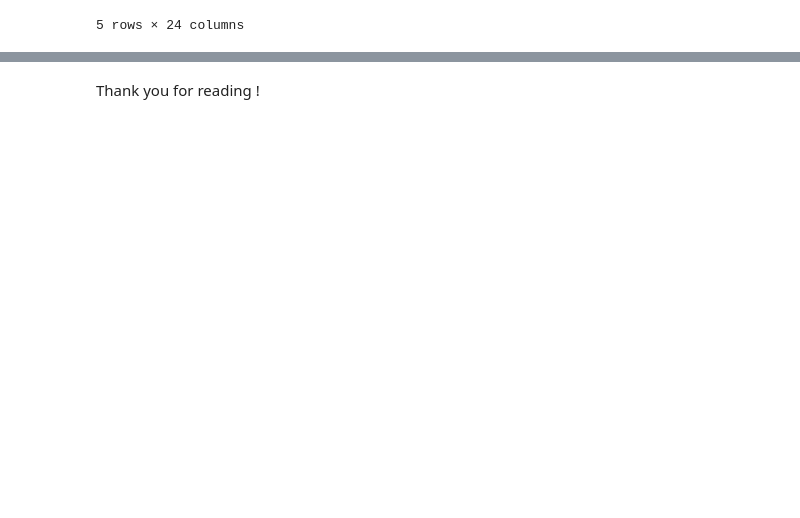
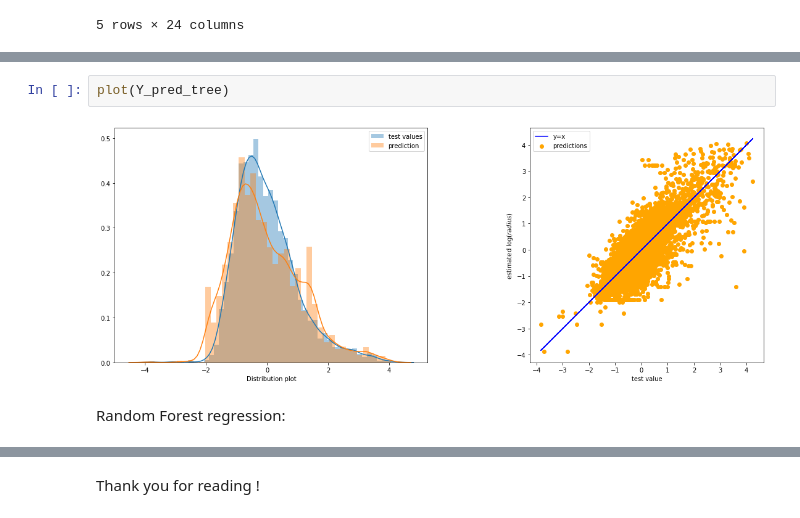
Before and after one commit to liamkesatoran/kaggleAsteroidSizeEstimator, a Jupyter notebook: kaggleAsteroidSizeEstimator.ipynb, the cells around one changed output, grey strips where cells are left out. Saved outputs shown, nothing was run; the diff lists cells and outputs as text; blank space fills up the shorter version.

```diff
--- a/kaggleAsteroidSizeEstimator.ipynb
+++ b/kaggleAsteroidSizeEstimator.ipynb
@@ -417,0 +350,6 @@ plt.scatter(Y_test_norm,Y_test_norm)
+# %%
+plot(Y_pred_tree)
+# %% [output]
+[figure, added]
+# %% [markdown]
+Random Forest regression:
```
Also changed, not shown: parts of 75 cells of this notebook.
